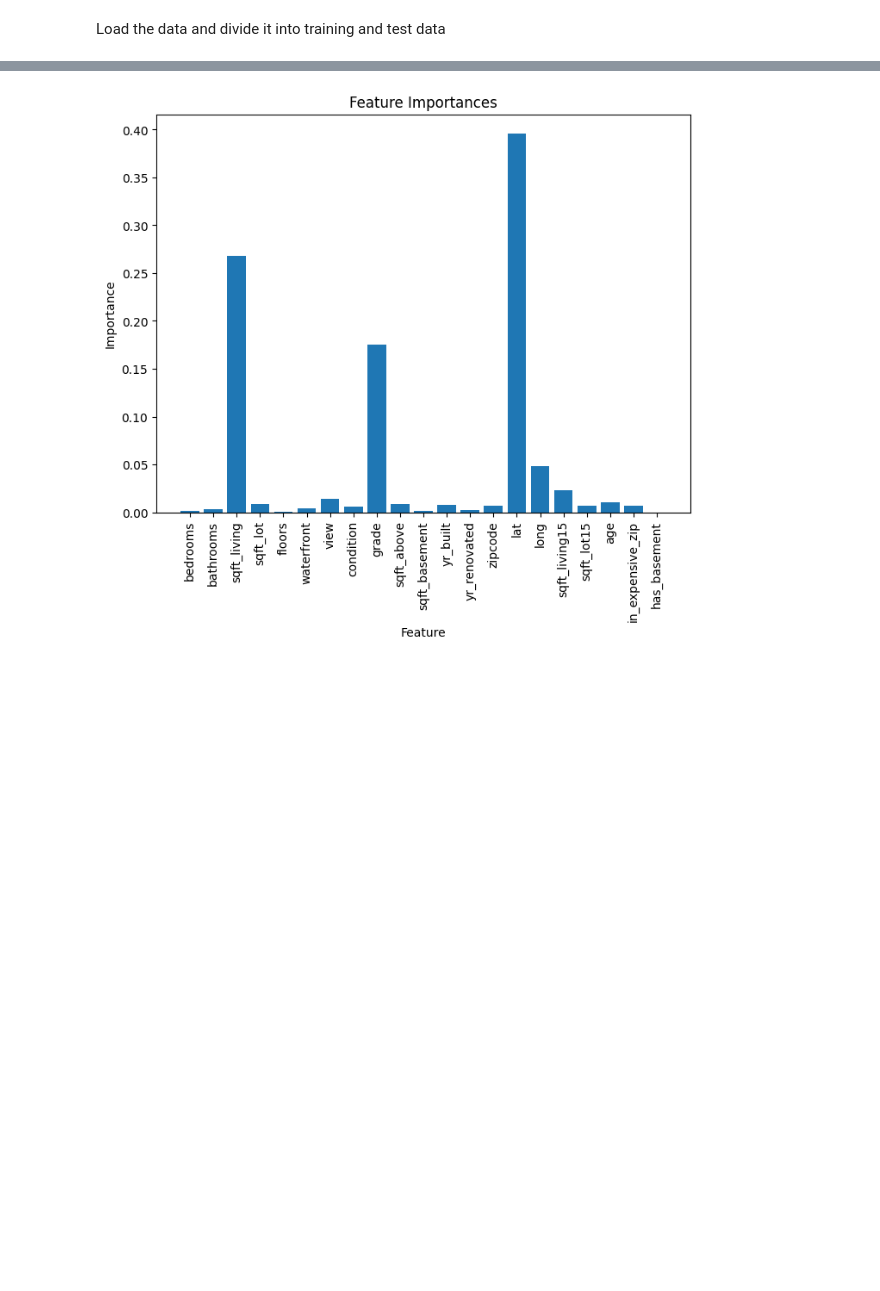
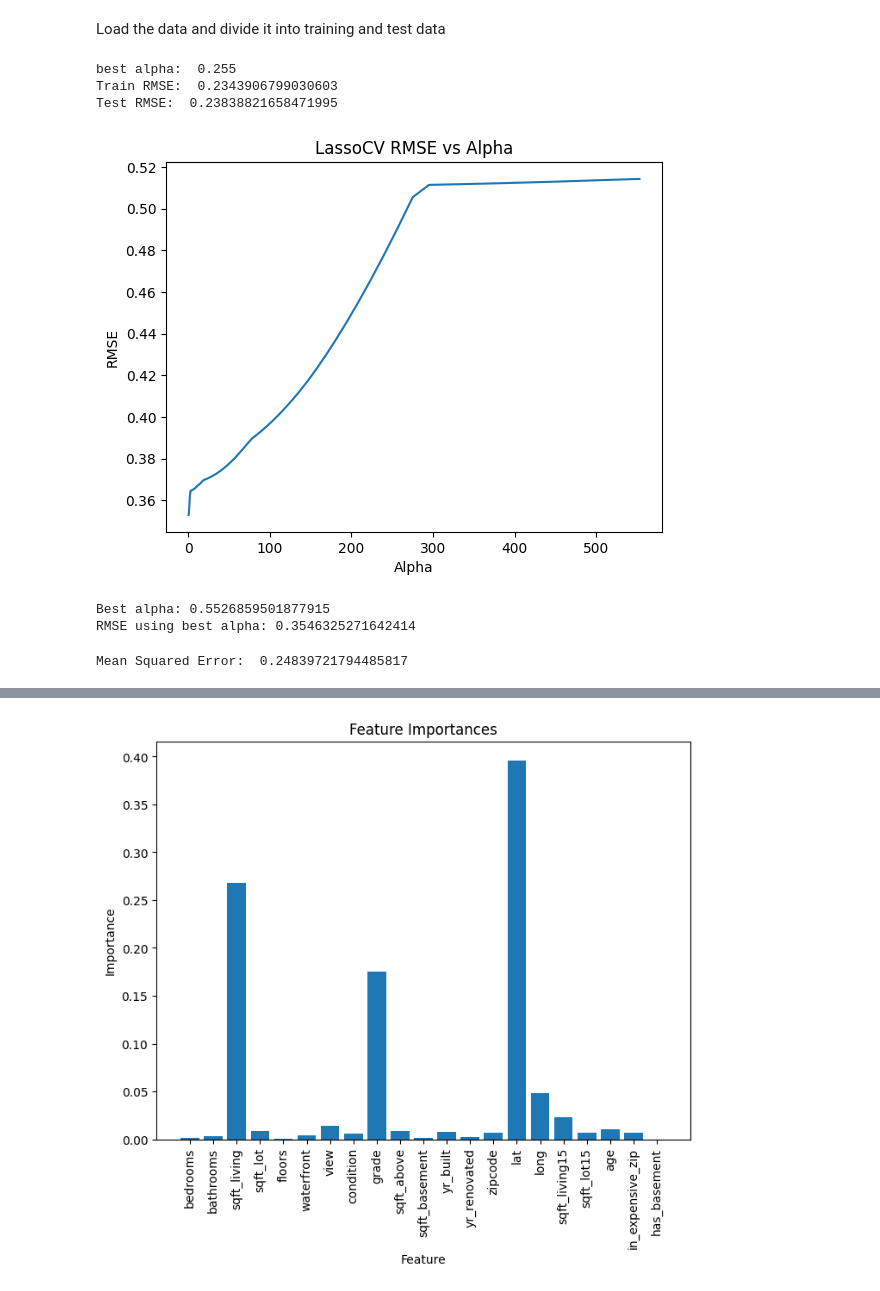
Before and after one commit to Sanketb2312/Info251-final-project, a Jupyter notebook: train.ipynb, the cells around one changed output, grey strips where cells are left out. Drawn from its saved outputs; the diff is of its cells as text; code cells hidden in the pictures; blank space fills up the shorter version.

Commit message:
fixed zwillow prediction

```diff
--- a/train.ipynb
+++ b/train.ipynb
@@ -21,6 +25,65 @@ X_train = data.drop(['log price'], axis=1)
 y_train = data['log price']
 
 X_train, X_test, y_train, y_test = train_test_split(X_train, y_train, test_size=0.2, random_state=42)
+# %%
+ridge = RidgeCV(alphas=[0.1, 0.2, 0.3, 0.4, 0.5, 0.6, 0.7, 0.8, 0.8, 1])
+ridge.fit(X_train, y_train)
+alpha = ridge.alpha_
+
+new_alphas = [x*alpha for x in [0.8, 0.85, 0.9, 0.95, 1.0, 1.05, 1.1, 1.15, 1.2, 1.25, 1.3, 1.35, 1.4, 1.45]]
+
+ridge_best = RidgeCV(alphas=new_alphas)
+ridge_best.fit(X_train, y_train)
+alpha_best = ridge_best.alpha_
+print("best alpha: ", alpha_best)
+
+y_pred_train = ridge_best.predict(X_train)
+print("Train RMSE: ", np.sqrt(mean_squared_error(y_train, y_pred_train)))
+
+y_pred = ridge_best.predict(X_test)
+rmse_ridge = np.sqrt(mean_squared_error(y_test, y_pred))
+print("Test RMSE: ", rmse_ridge)
+# %% [output]
+best alpha:  0.255
+Train RMSE:  0.2343906799030603
+Test RMSE:  0.23838821658471995
+# %%
+lasso = LassoCV(cv = 10)
+lasso.fit(X_train, y_train)
+rmse_lasso = np.sqrt(np.mean(lasso.mse_path_, axis=1))
+
+plt.plot(lasso.alphas_, rmse_lasso)
+plt.xlabel('Alpha')
+plt.ylabel('RMSE')
+plt.title('LassoCV RMSE vs Alpha')
+plt.show()
+
+best_alpha = lasso.alpha_
+print('Best alpha:', best_alpha)
+
+lasso_model = Lasso(alpha=best_alpha)
+lasso_model.fit(X_train, y_train)
+y_pred = lasso_model.predict(X_test)
+rmse_lasso = np.sqrt(mean_squared_error(y_test, y_pred))
+print('RMSE using best alpha:', rmse_lasso)
+# %% [output]
+[figure, added]
+Best alpha: 0.5526859501877915
+RMSE using best alpha: 0.3546325271642414
+# %%
+model = AdaBoostRegressor()
+
+# Train the model
+model.fit(X_train, y_train)
+
+# Make predictions on the testing set
+y_pred = model.predict(X_test)
+
+# Evaluate the model using mean squared error
+rmse_adaboost = np.sqrt(mean_squared_error(y_test, y_pred))
+print("Mean Squared Error: ", rmse_adaboost)
+# %% [output]
+Mean Squared Error:  0.24839721794485817
 # %%
 model = GradientBoostingRegressor()
 model.fit(X_train, y_train)
```
Also changed, not shown: parts of 6 cells of this notebook.
